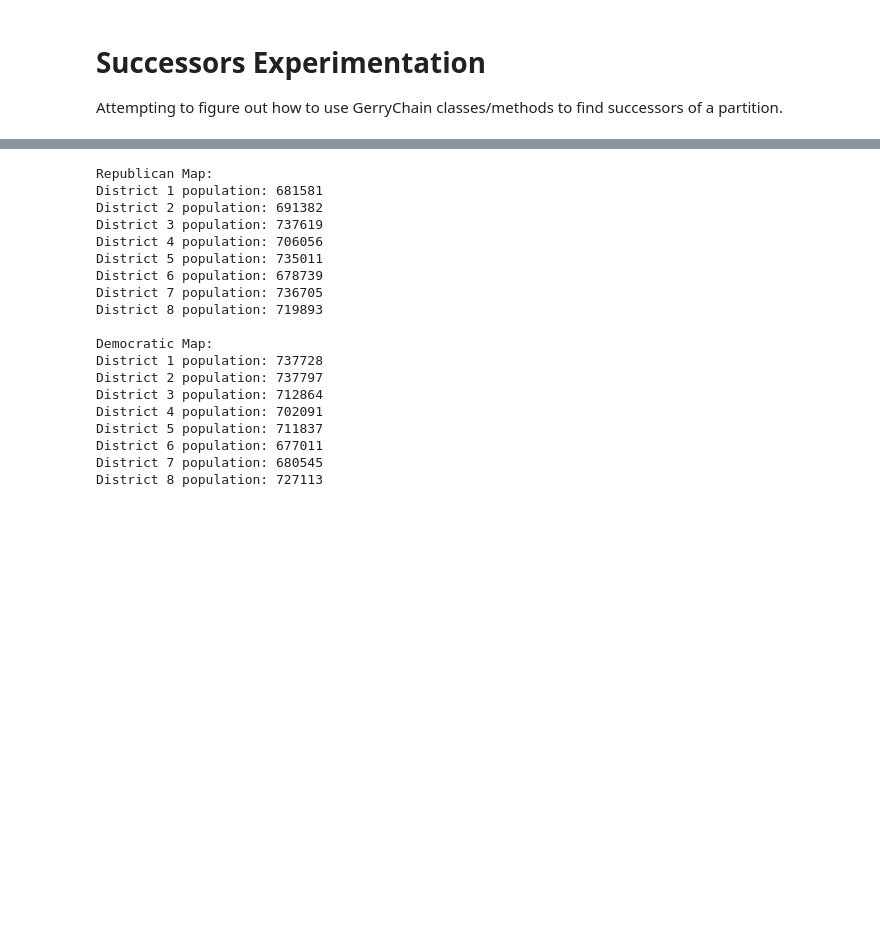
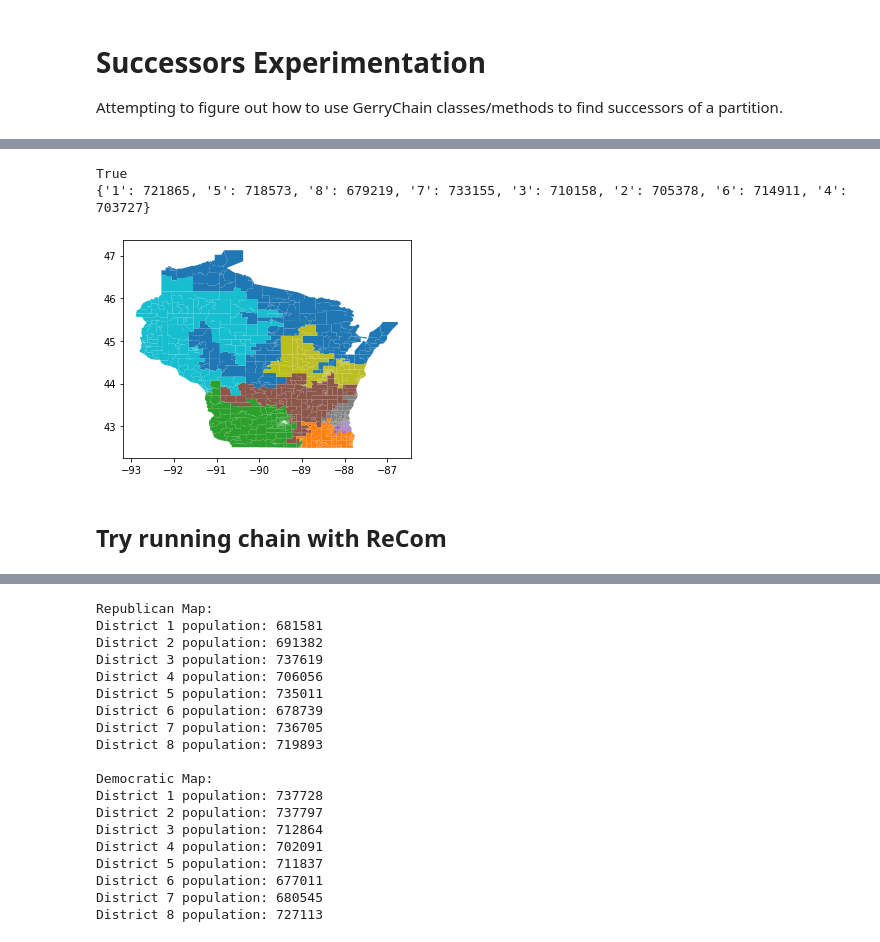
Before and after one commit to ian-ludden/redistricting-tools, a Jupyter notebook: Successors Experimentation.ipynb, the cells around one changed output, grey strips where cells are left out. Saved outputs shown, nothing was run; the diff lists cells and outputs as text; code cells hidden in the pictures; blank space fills up the shorter version.

```diff
--- a/Successors Experimentation.ipynb
+++ b/Successors Experimentation.ipynb
@@ -30,0 +53,13 @@ _, gop_map_modified, gdf = utils.get_sample_wi_maps(num_flips=0)
+# %%
+# Check contiguity
+from gerrychain.constraints import contiguous
+
+print(contiguous(gop_map_500_flips))
+print(gop_map_500_flips['population'])
+gop_map_500_flips.plot();
+# %% [output]
+True
+{'1': 721865, '5': 718573, '8': 679219, '7': 733155, '3': 710158, '2': 705378, '6': 714911, '4': 703727}
+[figure, added]
+# %% [markdown]
+## Try running chain with ReCom
```
Also changed, not shown: parts of 11 cells of this notebook, 5 other files.
